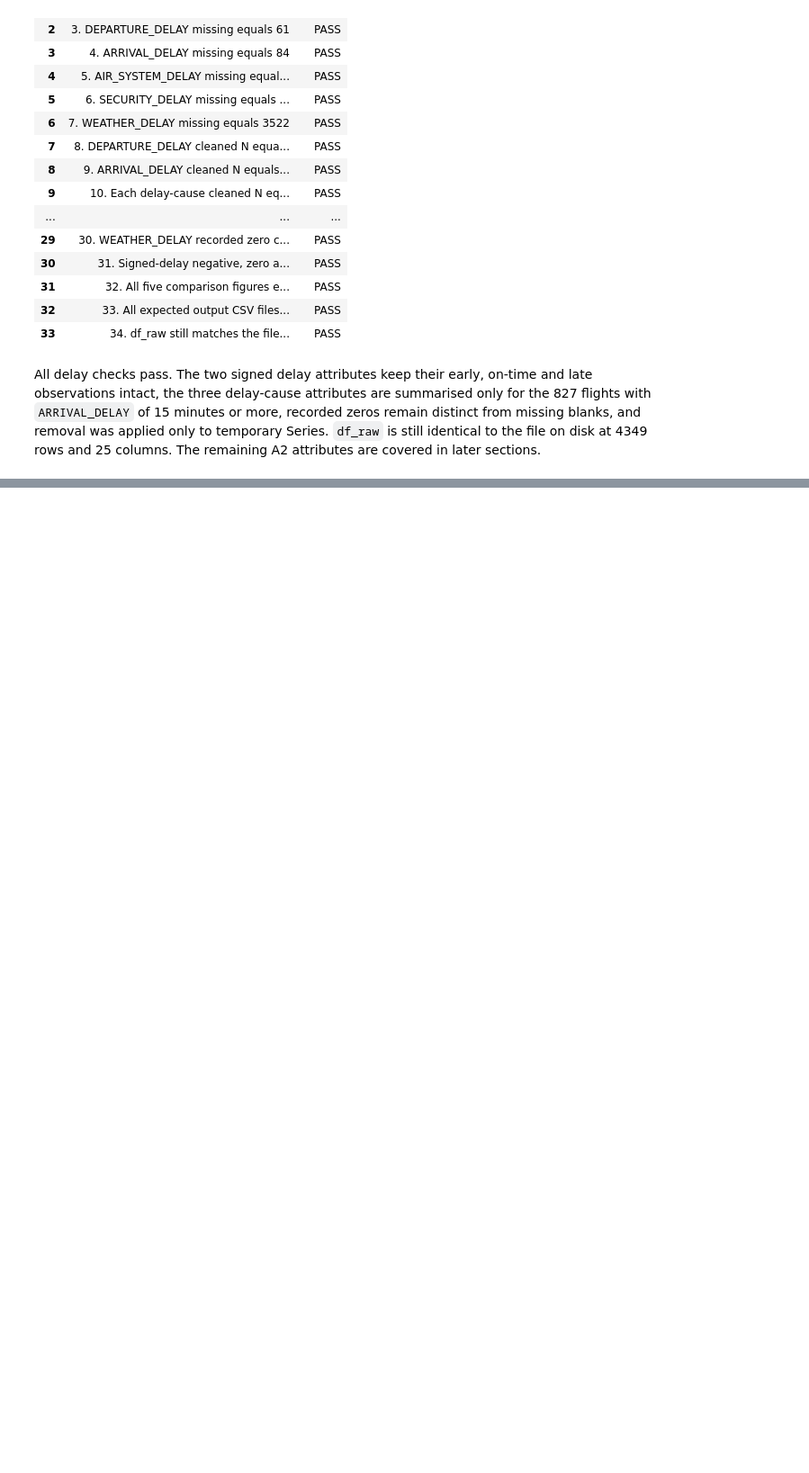
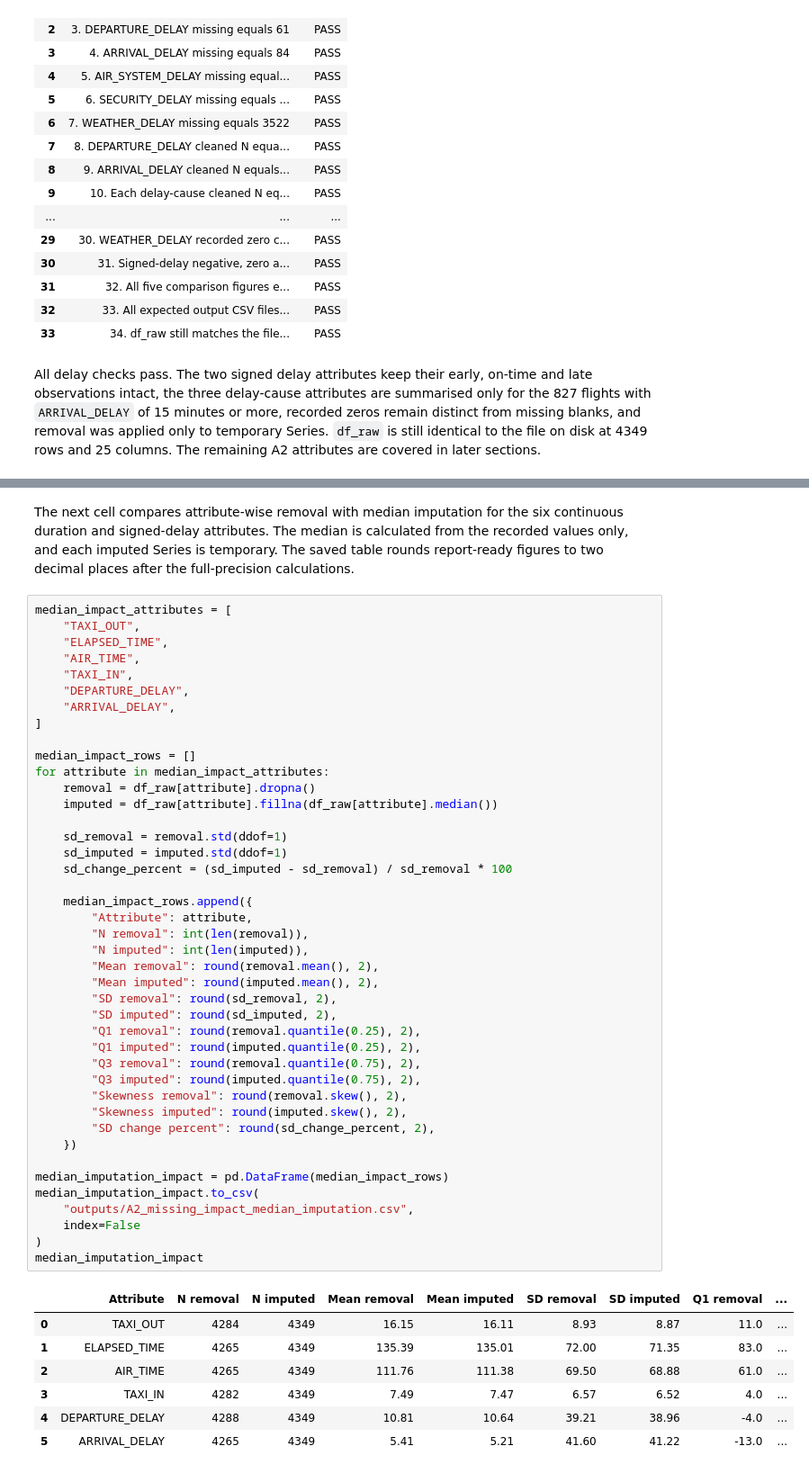
Before and after one commit to le23967/31250-assignment2-25740123, a Jupyter notebook: ida_25740123.ipynb, the cells around one changed output, grey strips where cells are left out. Shown at 90% size. Saved outputs shown, nothing was run; the diff lists cells and outputs as text; blank space fills up the shorter version.

```diff
--- a/ida_25740123.ipynb
+++ b/ida_25740123.ipynb
@@ -3226,0 +3237,55 @@ disk at 4349 rows and 25 columns. The remaining A2 attributes are covered in lat
+# %% [markdown]
+The next cell compares attribute-wise removal with median imputation for the six continuous
+duration and signed-delay attributes. The median is calculated from the recorded values only,
+and each imputed Series is temporary. The saved table rounds report-ready figures to two
+decimal places after the full-precision calculations.
+# %%
+median_impact_attributes = [
+    "TAXI_OUT",
+    "ELAPSED_TIME",
+    "AIR_TIME",
+    "TAXI_IN",
+    "DEPARTURE_DELAY",
+    "ARRIVAL_DELAY",
+]
+
+median_impact_rows = []
+for attribute in median_impact_attributes:
+    removal = df_raw[attribute].dropna()
+    imputed = df_raw[attribute].fillna(df_raw[attribute].median())
+
+    sd_removal = removal.std(ddof=1)
+    sd_imputed = imputed.std(ddof=1)
+    sd_change_percent = (sd_imputed - sd_removal) / sd_removal * 100
+
+    median_impact_rows.append({
+        "Attribute": attribute,
+        "N removal": int(len(removal)),
+        "N imputed": int(len(imputed)),
+        "Mean removal": round(removal.mean(), 2),
+        "Mean imputed": round(imputed.mean(), 2),
+        "SD removal": round(sd_removal, 2),
+        "SD imputed": round(sd_imputed, 2),
+        "Q1 removal": round(removal.quantile(0.25), 2),
+        "Q1 imputed": round(imputed.quantile(0.25), 2),
+        "Q3 removal": round(removal.quantile(0.75), 2),
+        "Q3 imputed": round(imputed.quantile(0.75), 2),
+        "Skewness removal": round(removal.skew(), 2),
+        "Skewness imputed": round(imputed.skew(), 2),
+        "SD change percent": round(sd_change_percent, 2),
+    })
+
+median_imputation_impact = pd.DataFrame(median_impact_rows)
+median_imputation_impact.to_csv(
+    "outputs/A2_missing_impact_median_imputation.csv",
+    index=False
+)
+median_imputation_impact
+# %% [output]
+|  | Attribute | N removal | N imputed | Mean removal | Mean imputed | SD removal | SD imputed | Q1 removal | ... |
+| 0 | TAXI_OUT | 4284 | 4349 | 16.15 | 16.11 | 8.93 | 8.87 | 11.0 | ... |
+| 1 | ELAPSED_TIME | 4265 | 4349 | 135.39 | 135.01 | 72.00 | 71.35 | 83.0 | ... |
+| 2 | AIR_TIME | 4265 | 4349 | 111.76 | 111.38 | 69.50 | 68.88 | 61.0 | ... |
+| 3 | TAXI_IN | 4282 | 4349 | 7.49 | 7.47 | 6.57 | 6.52 | 4.0 | ... |
+| 4 | DEPARTURE_DELAY | 4288 | 4349 | 10.81 | 10.64 | 39.21 | 38.96 | -4.0 | ... |
+| 5 | ARRIVAL_DELAY | 4265 | 4349 | 5.41 | 5.21 | 41.60 | 41.22 | -13.0 | ... |
```
Also changed, not shown: parts of 22 cells of this notebook, 11 other files.
